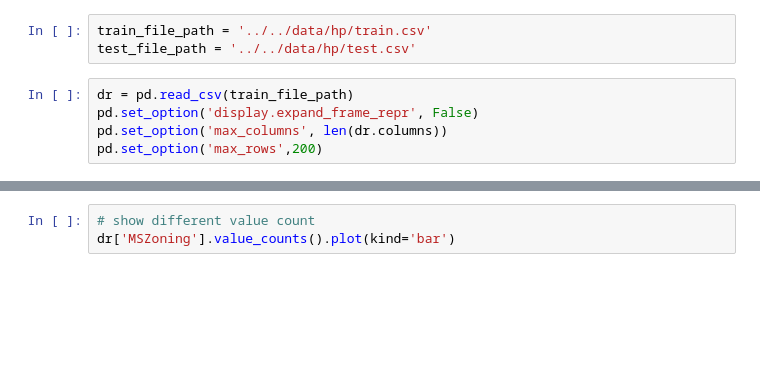
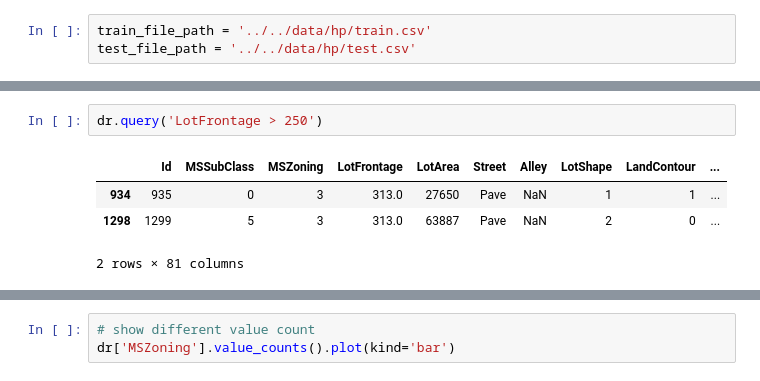
Before and after one commit to kkchuchu/kkchuchu.mushroom, a Jupyter notebook: kaggle/hp/House Prices- Advanced Regression Techniques.ipynb, the cells around one changed output, grey strips where cells are left out. Drawn from its saved outputs; the diff is of its cells as text; blank space fills up the shorter version.

```diff
--- a/kaggle/hp/House Prices- Advanced Regression Techniques.ipynb
+++ b/kaggle/hp/House Prices- Advanced Regression Techniques.ipynb
@@ -21,8 +11,3 @@ from sklearn.model_selection import KFold
 # %%
 train_file_path = '../../data/hp/train.csv'
 test_file_path = '../../data/hp/test.csv'
-# %%
-dr = pd.read_csv(train_file_path)
-pd.set_option('display.expand_frame_repr', False)
-pd.set_option('max_columns', len(dr.columns))
-pd.set_option('max_rows',200)
@@ -133,0 +117,7 @@ dr.query('MSZoning == @string')
+# %%
+dr.query('LotFrontage > 250')
+# %% [output]
+|  | Id | MSSubClass | MSZoning | LotFrontage | LotArea | Street | Alley | LotShape | LandContour | ... |
+| 934 | 935 | 0 | 3 | 313.0 | 27650 | Pave | NaN | 1 | 1 | ... |
+| 1298 | 1299 | 5 | 3 | 313.0 | 63887 | Pave | NaN | 2 | 0 | ... |
+2 rows × 81 columns
```
Also changed, not shown: parts of 28 cells of this notebook, 1 other file.
